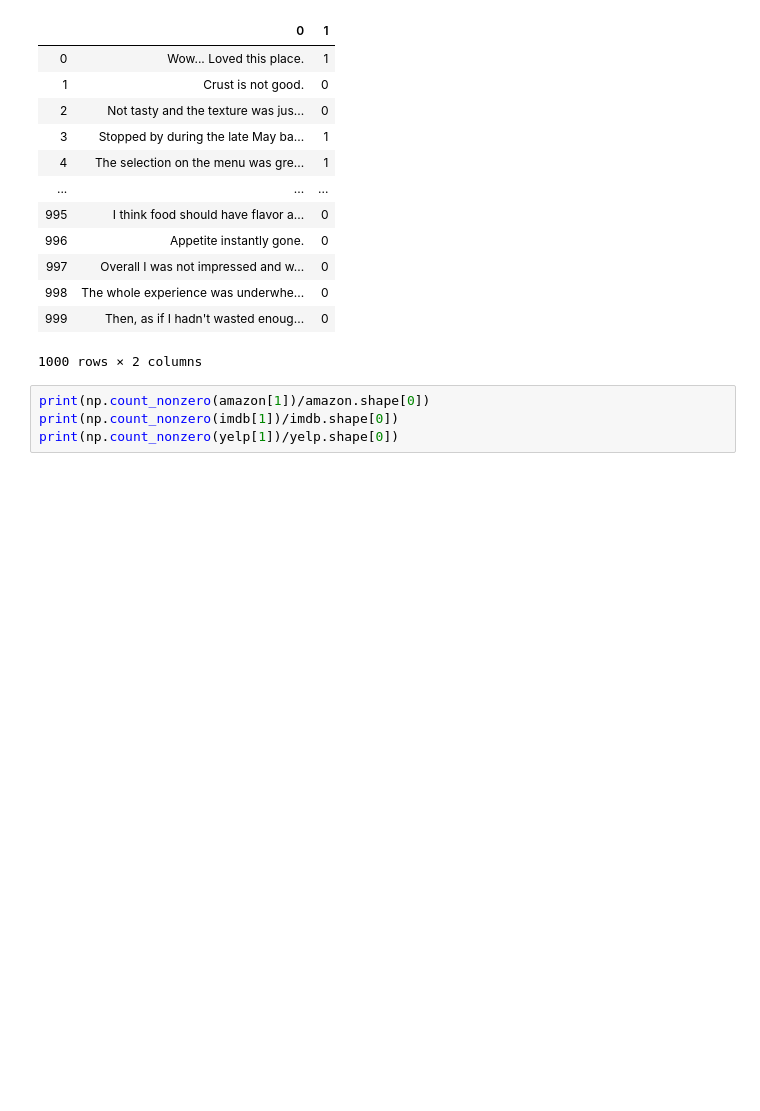
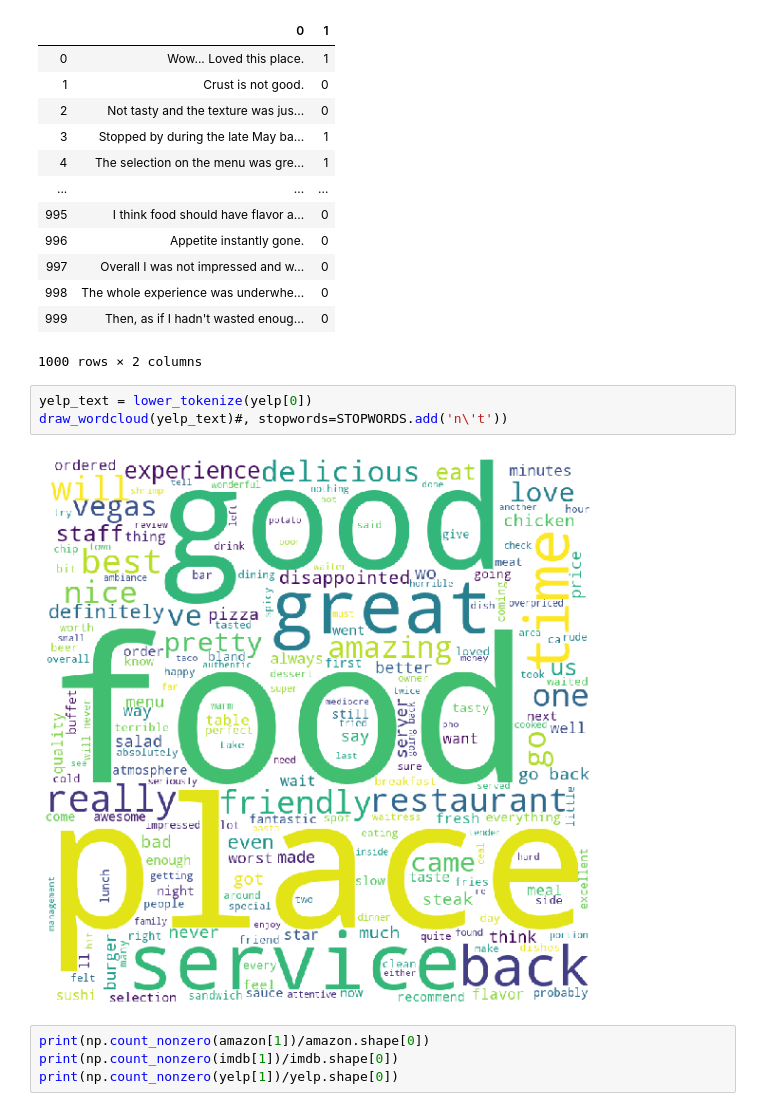
Before and after one commit to greghvk/eksploracja_danych_projekt, a Jupyter notebook: Eksploracja_projekt.ipynb, the cells around one changed output. Cells and saved outputs as stored; diff of their text form; blank space fills up the shorter version.

```diff
--- a/Eksploracja_projekt.ipynb
+++ b/Eksploracja_projekt.ipynb
@@ -58,6 +112,11 @@ yelp
 | 998 | The whole experience was underwhe... | 0 |
 | 999 | Then, as if I hadn't wasted enoug... | 0 |
 1000 rows × 2 columns
+# %%
+yelp_text = lower_tokenize(yelp[0])
+draw_wordcloud(yelp_text)#, stopwords=STOPWORDS.add('n\'t'))
+# %% [output]
+[figure, added]
 # %%
 print(np.count_nonzero(amazon[1])/amazon.shape[0])
 print(np.count_nonzero(imdb[1])/imdb.shape[0])
```
Also changed, not shown: parts of 46 cells of this notebook.
